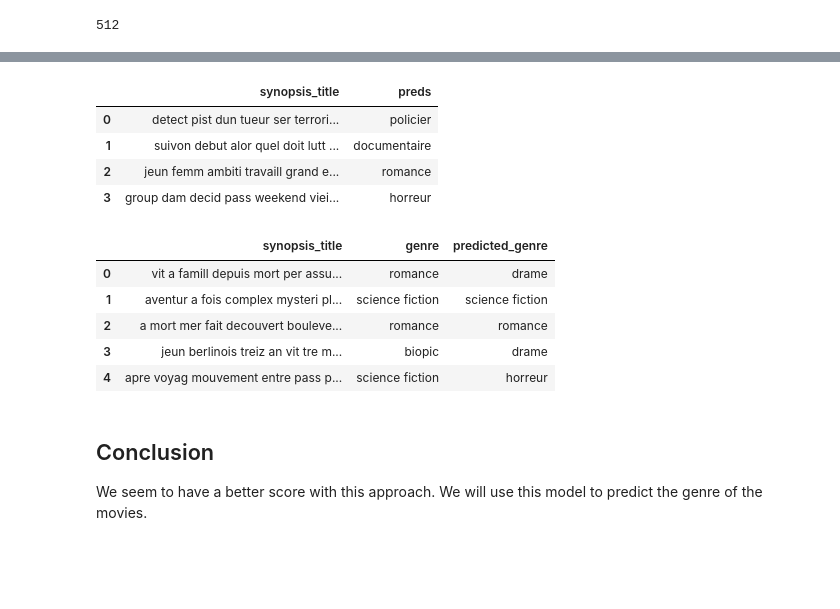
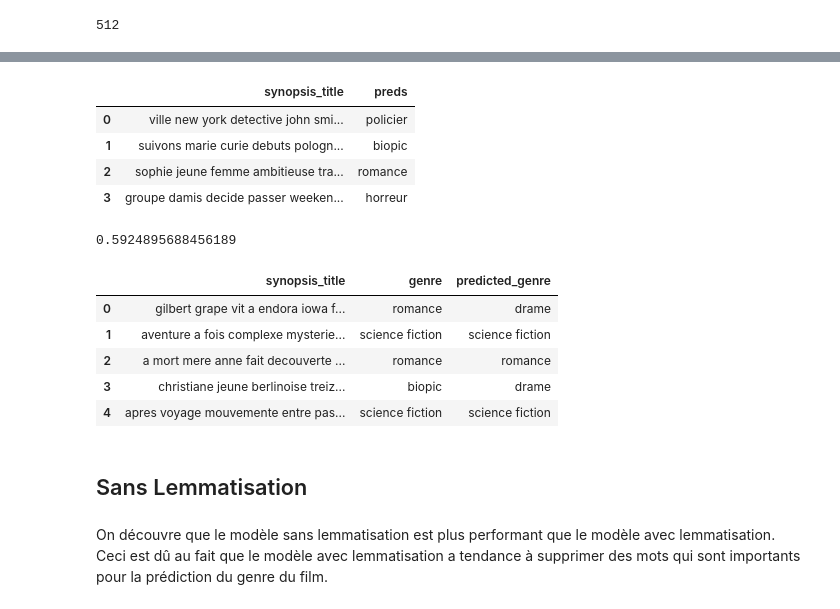
Before and after one commit to AymaneElmahi/whats-the-genre, a Jupyter notebook: model/model.ipynb, the cells around one changed output, grey strips where cells are left out. Cells and saved outputs as stored; diff of their text form; code cells hidden in the pictures; blank space fills up the shorter version.

```diff
--- a/model/model.ipynb
+++ b/model/model.ipynb
@@ -309,0 +314,7 @@ We will now use `transformers` to vectorize the data.
+# %%
+
+df_train_2 = pd.read_csv("../data/allocine_genres_train.csv")
+
+df_train_2 = process_transformer(df_train_2)
+
+df_train_2
@@ -310,5 +335,5 @@ We will now use `transformers` to vectorize the data.
 # %%
-genres = sorted(df_train["genre"].unique())
+genres = sorted(df_train_2["genre"].unique())
 id_to_genre = {i:genre for i, genre in enumerate(genres)}
 genre_to_id = {genre:i for i, genre in enumerate(genres)}
 # %%
@@ -483,7 +511,7 @@ df_new["titre"] = [titre, titre_2, titre_3, titre_4]
 
 
 # process the dataframe
-df_new = process_df(df_new, train = False)
+df_new = process_transformer(df_new, train = False)
 
 
 # predict the genre
@@ -493,30 +521,36 @@ df_new["preds"] = df_new["synopsis_title"].apply(lambda x: classifier(x)[0]["lab
 df_new
 # %% [output]
 |  | synopsis_title | preds |
-| 0 | detect pist dun tueur ser terrori... | policier |
-| 1 | suivon debut alor quel doit lutt ... | documentaire |
-| 2 | jeun femm ambiti travaill grand e... | romance |
-| 3 | group dam decid pass weekend viei... | horreur |
+| 0 | ville new york detective john smi... | policier |
+| 1 | suivons marie curie debuts pologn... | biopic |
+| 2 | sophie jeune femme ambitieuse tra... | romance |
+| 3 | groupe damis decide passer weeken... | horreur |
 # %%
 # now test the classifier on the test set
 df_test = pd.read_csv("../data/allocine_genres_test.csv")
 
 # process the dataframe
-df_test = process_df(df_test, train = True)
+df_test = process_transformer(df_test, train = True)
+
+# save the dataframe
+df_test.to_csv("../data/allocine_genres_test_processed.csv", index = False)
 
 # predict the genre
 df_test["predicted_genre"] = df_test["synopsis_title"].apply(lambda x: classifier(x)[0]["label"])
 # %%
 
 
 # check the accuracy
-accuracy_score(df_test["genre"], df_test["predicted_genre"])
+print(accuracy_score(df_test["genre"], df_test["predicted_genre"]))
 
 df_test.head()
 # %% [output]
+0.5924895688456189
 |  | synopsis_title | genre | predicted_genre |
-| 0 | vit a famill depuis mort per assu... | romance | drame |
-| 1 | aventur a fois complex mysteri pl... | science fiction | science fiction |
-| 2 | a mort mer fait decouvert bouleve... | romance | romance |
-| 3 | jeun berlinois treiz an vit tre m... | biopic | drame |
-| 4 | apre voyag mouvement entre pass p... | science fiction | horreur |
+| 0 | gilbert grape vit a endora iowa f... | romance | drame |
+| 1 | aventure a fois complexe mysterie... | science fiction | science fiction |
+| 2 | a mort mere anne fait decouverte ... | romance | romance |
+| 3 | christiane jeune berlinoise treiz... | biopic | drame |
+| 4 | apres voyage mouvemente entre pas... | science fiction | science fiction |
+# %% [markdown]
+## Sans Lemmatisation
@@ -523,3 +649,5 @@ df_test.head()
+# %% [markdown]
+On découvre que le modèle sans lemmatisation est plus performant que le modèle avec lemmatisation. Ceci est dû au fait que le modèle avec lemmatisation a tendance à supprimer des mots qui sont importants pour la prédiction du genre du film.
 # %%
 # store the result in a csv file
 df_test.to_csv("../data/allocine_genres_test_predicted.csv", index = False)
@@ -529,7 +657,3 @@ df_final = pd.read_csv("../data/allocine_genres_test.csv")
 df_final["predicted_genre"] = df_test["predicted_genre"]
 
 df_final.to_csv("../data/allocine_genres_test_predicted.csv", index = False)
-# %% [markdown]
-## Conclusion
-
-We seem to have a better score with this approach. We will use this model to predict the genre of the movies.
```
Also changed, not shown: parts of 12 cells of this notebook.
